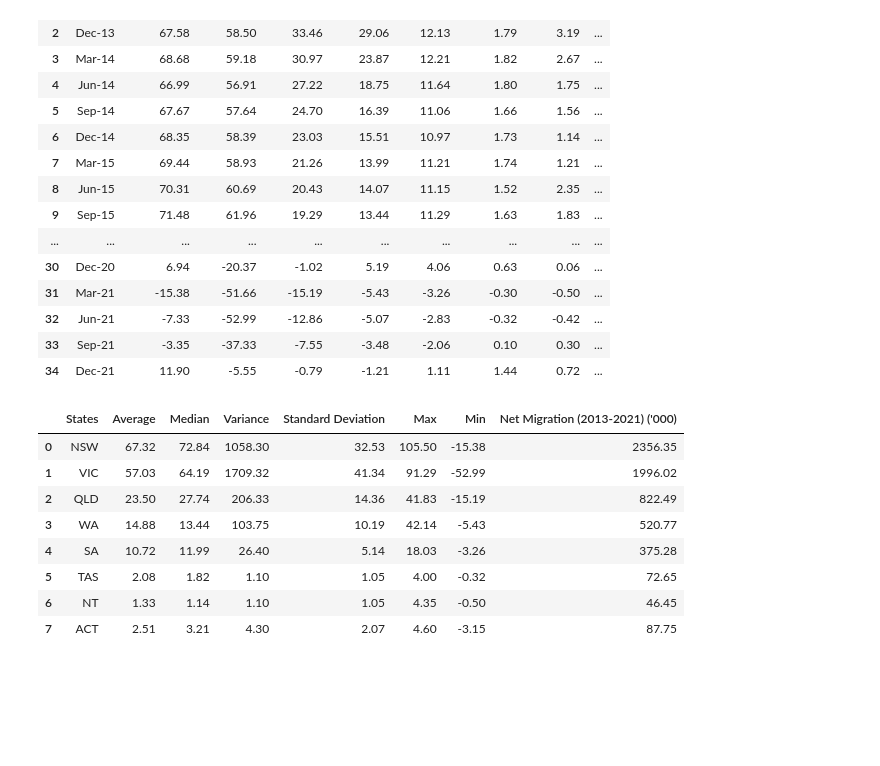
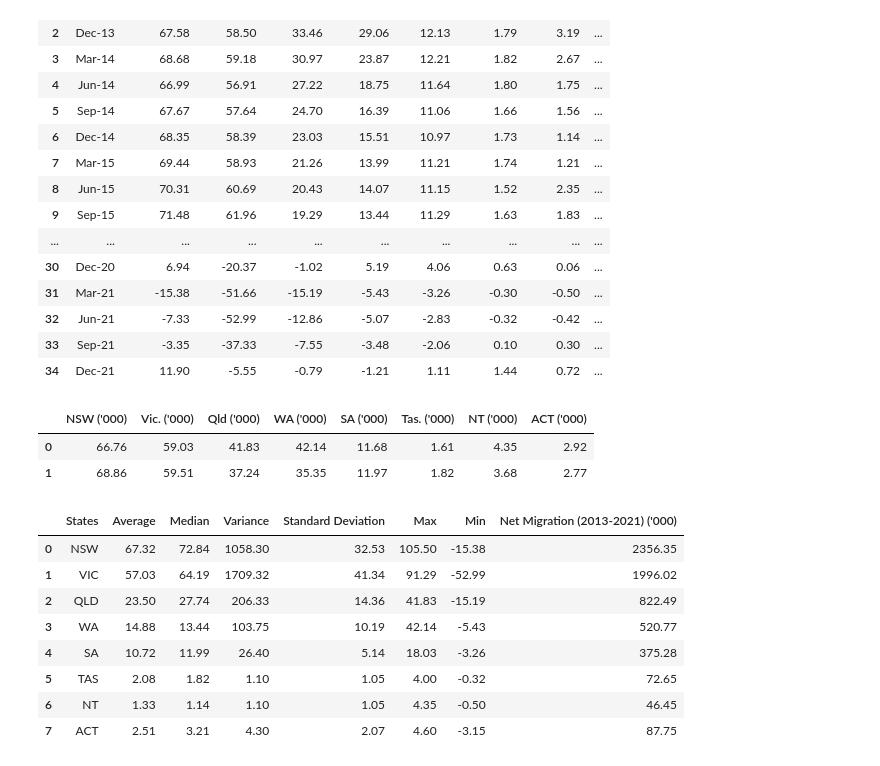
Before and after one commit to L-Tren/Project-1-Group-2, a Jupyter notebook: Project_1_Group2.ipynb, the cells around one changed output. Drawn from its saved outputs; the diff is of its cells as text; code cells hidden in the pictures; blank space fills up the shorter version.

```diff
--- a/Project_1_Group2.ipynb
+++ b/Project_1_Group2.ipynb
@@ -40,22 +40,3 @@ merged_df_migration.head(3)
 | 0 | Jun-13 | 66.76 | 59.03 | 41.83 | 42.14 | 11.68 | 1.61 | 4.35 | ... |
 | 1 | Sep-13 | 68.86 | 59.51 | 37.24 | 35.35 | 11.97 | 1.82 | 3.68 | ... |
 | 2 | Dec-13 | 67.58 | 58.50 | 33.46 | 29.06 | 12.13 | 1.79 | 3.19 | ... |
-# %%
-
-# Remove rows with no values
-merged_df_migration = merged_df_migration.dropna(subset=['Quarter'])
-
-# Remove non-date values
-merged_df_migration = merged_df_migration[merged_df_migration['Quarter'].str.match(r'[A-Za-z]{3}-\d{2}')]
-
-# Convert the Quarter column to datetime format (to enable filtering)
-merged_df_migration['Quarter'] = pd.to_datetime(merged_df_migration['Quarter'], format='%b-%y')
-
-# Filter to remove data after December 2021
-merged_df_migration = merged_df_migration[merged_df_migration['Quarter'] <= pd.to_datetime('Dec-21', format='%b-%y')]
-
-# Convert the Quarter column back to original format (for cleaner visualisation)
-merged_df_migration['Quarter'] = merged_df_migration['Quarter'].dt.strftime('%b-%y')
-
-# Display the clean data
-merged_df_migration.head(3)
@@ -94,6 +70,17 @@ merged_df_migration
 | 32 | Jun-21 | -7.33 | -52.99 | -12.86 | -5.07 | -2.83 | -0.32 | -0.42 | ... |
 | 33 | Sep-21 | -3.35 | -37.33 | -7.55 | -3.48 | -2.06 | 0.10 | 0.30 | ... |
 | 34 | Dec-21 | 11.90 | -5.55 | -0.79 | -1.21 | 1.11 | 1.44 | 0.72 | ... |
+# %%
+# Slice the migration dataframe to perform calculations for the Summary Statistics
+reduced_migration_df = merged_df_migration[["NSW ('000)", "Vic. ('000)", "Qld ('000)", "WA ('000)",
+       "SA ('000)", "Tas. ('000)", "NT ('000)", "ACT ('000)"]]
+
+# Display the sliced dataframe
+reduced_migration_df.head(2)
+# %% [output]
+|  | NSW ('000) | Vic. ('000) | Qld ('000) | WA ('000) | SA ('000) | Tas. ('000) | NT ('000) | ACT ('000) |
+| 0 | 66.76 | 59.03 | 41.83 | 42.14 | 11.68 | 1.61 | 4.35 | 2.92 |
+| 1 | 68.86 | 59.51 | 37.24 | 35.35 | 11.97 | 1.82 | 3.68 | 2.77 |
 # %%
 # Convert the columns names into a list to be used in the plots
 states = ['NSW','VIC','QLD','WA','SA','TAS','NT','ACT']
```
Also changed, not shown: parts of 1 cell of this notebook.
